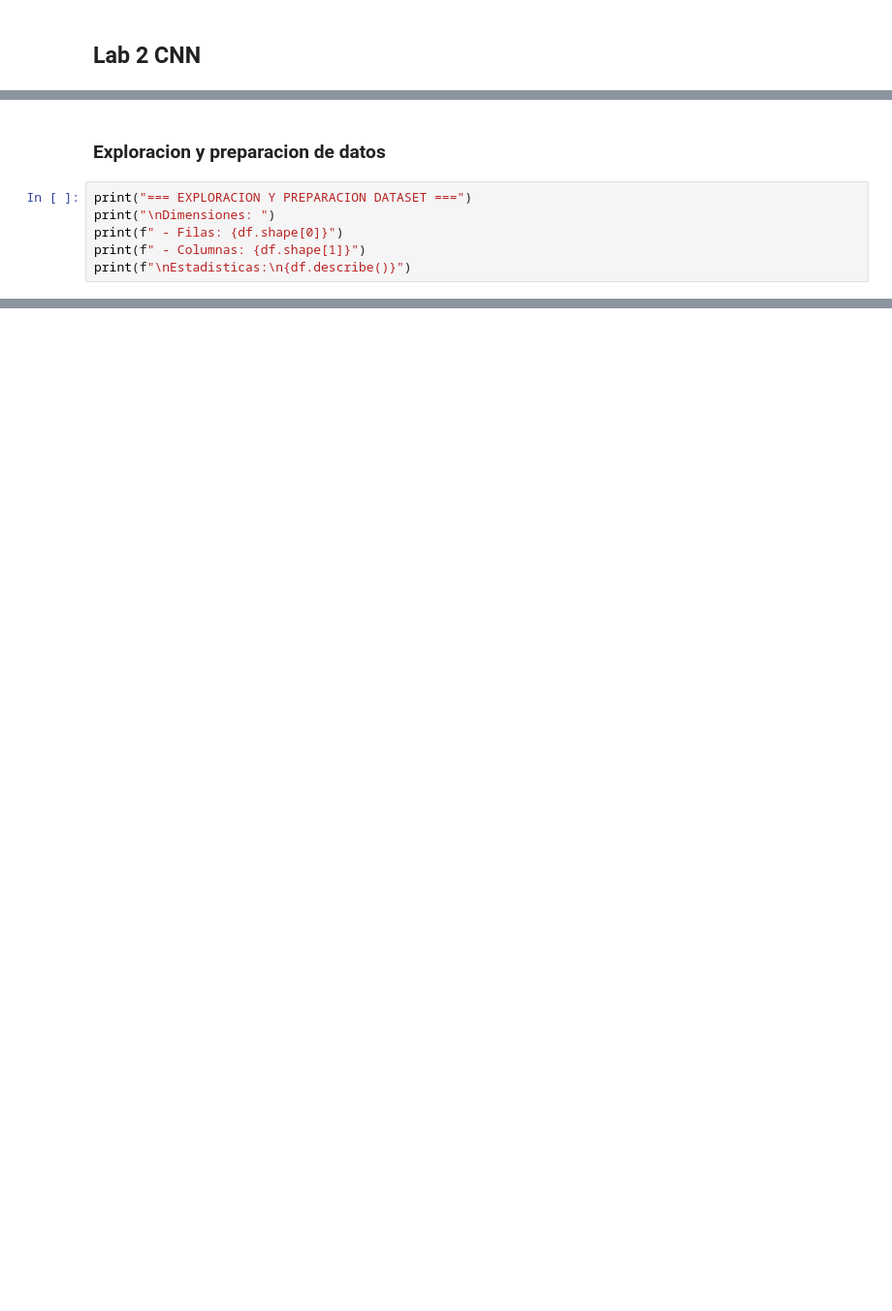
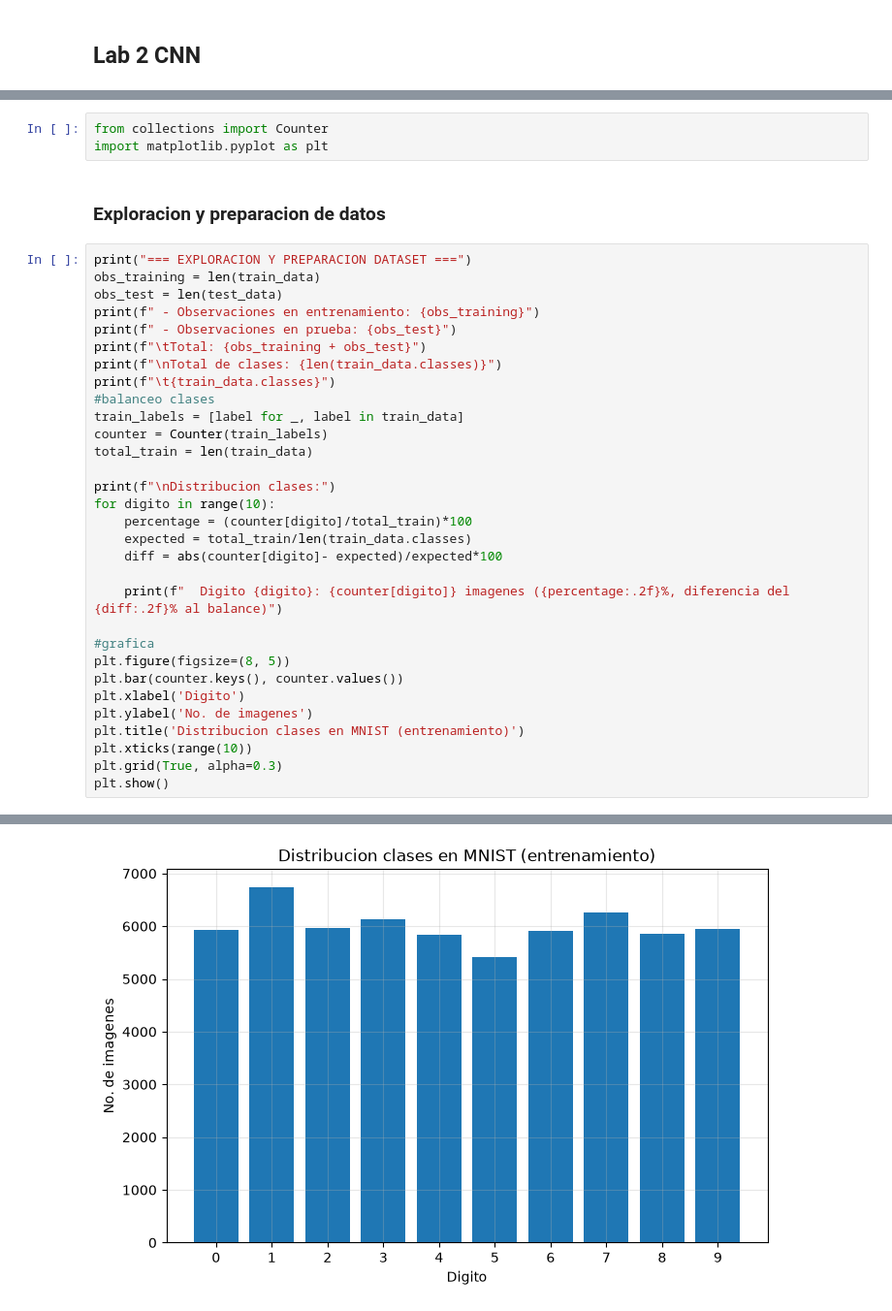
Before and after one commit to abbydoag/Labs_DeepL, a Jupyter notebook: Lab2.ipynb, the cells around one changed output, grey strips where cells are left out. Shown at 97% size. Saved outputs shown, nothing was run; the diff lists cells and outputs as text; blank space fills up the shorter version.

```diff
--- a/Lab2.ipynb
+++ b/Lab2.ipynb
@@ -15,8 +13,37 @@ TypeError: MNIST.__init__() got an unexpected keyword argument 'as_frame'
+# %%
+from collections import Counter
+import matplotlib.pyplot as plt
 # %% [markdown]
 ### Exploracion y preparacion de datos
 # %%
 print("=== EXPLORACION Y PREPARACION DATASET ===")
-print("\nDimensiones: ")
-print(f" - Filas: {df.shape[0]}")
-print(f" - Columnas: {df.shape[1]}")
-print(f"\nEstadisticas:\n{df.describe()}")
+obs_training = len(train_data)
+obs_test = len(test_data)
+print(f" - Observaciones en entrenamiento: {obs_training}")
+print(f" - Observaciones en prueba: {obs_test}")
+print(f"\tTotal: {obs_training + obs_test}")
+print(f"\nTotal de clases: {len(train_data.classes)}")
+print(f"\t{train_data.classes}")
+#balanceo clases
+train_labels = [label for _, label in train_data]
+counter = Counter(train_labels)
+total_train = len(train_data)
+
+print(f"\nDistribucion clases:")
+for digito in range(10):
+    percentage = (counter[digito]/total_train)*100
+    expected = total_train/len(train_data.classes)
+    diff = abs(counter[digito]- expected)/expected*100
+
+    print(f"  Digito {digito}: {counter[digito]} imagenes ({percentage:.2f}%, diferencia del {diff:.2f}% al balance)")
+
+#grafica
+plt.figure(figsize=(8, 5))
+plt.bar(counter.keys(), counter.values())
+plt.xlabel('Digito')
+plt.ylabel('No. de imagenes')
+plt.title('Distribucion clases en MNIST (entrenamiento)')
+plt.xticks(range(10))
+plt.grid(True, alpha=0.3)
+plt.show()
+# %% [output]
@@ -22,0 +69 @@ print(f"\nEstadisticas:\n{df.describe()}")
+[figure, added]
```
Also changed, not shown: parts of 3 cells of this notebook.
